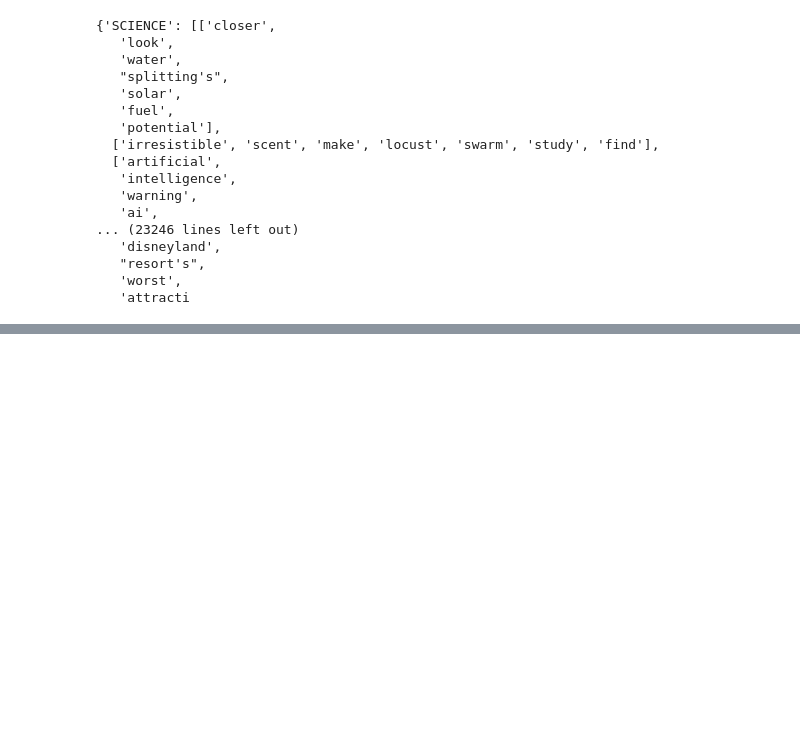
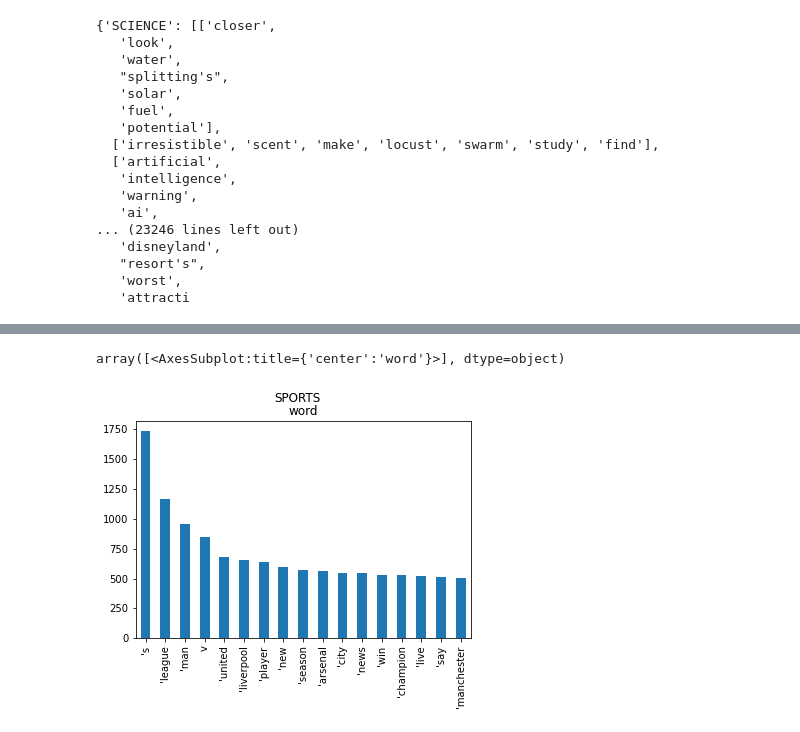
Before and after one commit to madoriathomas/capstone, a Jupyter notebook: headline_EDA.ipynb, the cells around one changed output, grey strips where cells are left out. Cells and saved outputs as stored; diff of their text form; code cells hidden in the pictures; blank space fills up the shorter version.

```diff
--- a/headline_EDA.ipynb
+++ b/headline_EDA.ipynb
@@ -163,0 +178,8 @@ science_freqdist.most_common(20)
+# %%
+blob = TextBlob(str(dict_of_topics['SPORTS']))
+pos_df = pd.DataFrame(blob.tags, columns = ['word' , 'pos'])
+word_df = pos_df.word.value_counts()[3:20]
+word_df.plot(kind='bar', title='SPORTS', subplots=True)
+# %% [output]
+array([<AxesSubplot:title={'center':'word'}>], dtype=object)
+[figure, added]
```
Also changed, not shown: parts of 13 cells of this notebook.
